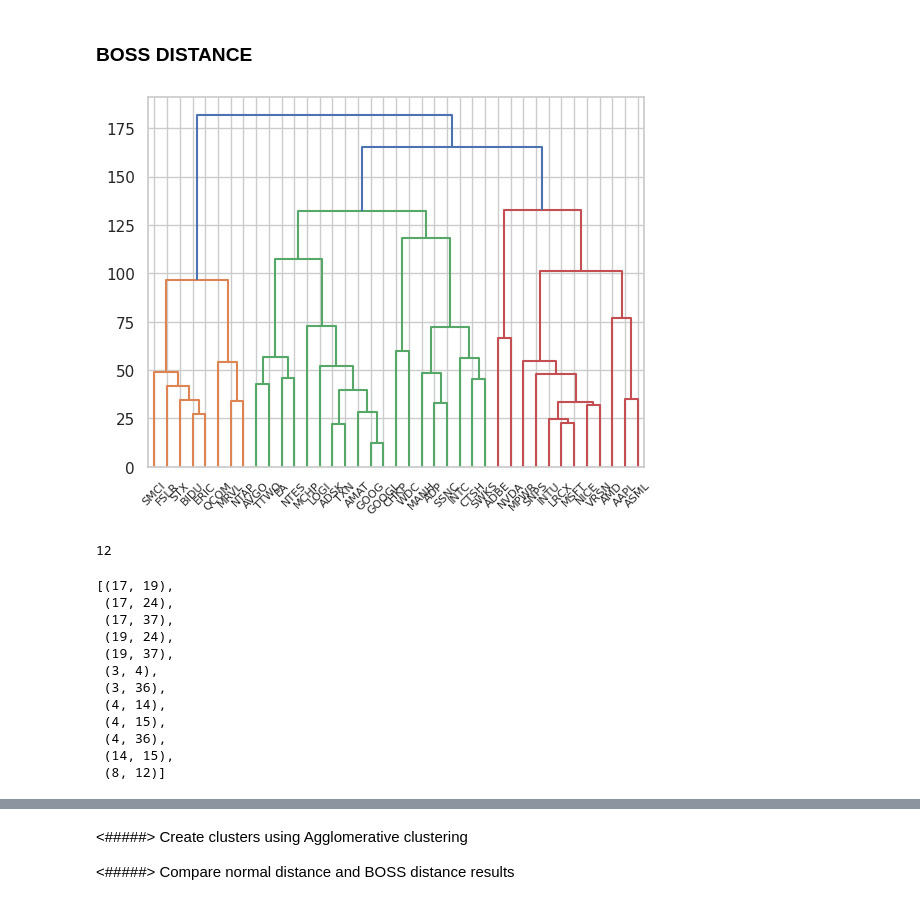
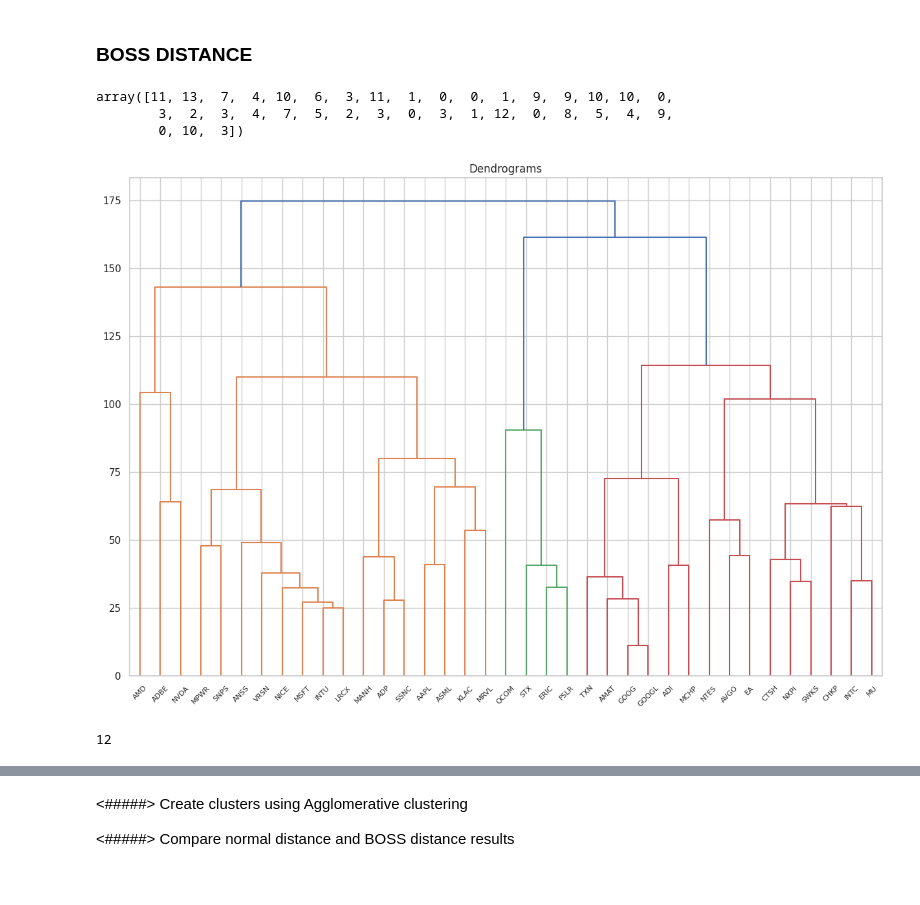
Before and after one commit to pmnerfed/capstone_option_trading, a Jupyter notebook: Review/Review.ipynb, the cells around one changed output, grey strips where cells are left out. Saved outputs shown, nothing was run; the diff lists cells and outputs as text; code cells hidden in the pictures.

```diff
--- a/Review/Review.ipynb
+++ b/Review/Review.ipynb
@@ -604,7 +651,7 @@ select_pairs(labels, dist_mat_euc)
 ### BOSS DISTANCE
 # %%
 dist_mat_boss = create_dist_matrix(BOSS(sparse=False, n_bins=3,
-                                           word_size=3).fit_transform(X.T),
+                                           word_size=3).fit_transform(X),
                                       boss)
 # %%
 
@@ -613,23 +660,19 @@ model = AgglomerativeClustering(compute_full_tree=True,
                                     n_clusters=14, affinity="precomputed",
                                     linkage="complete")
 cluster = model.fit_predict(dist_mat_boss)
-# %%
-plot_dendrogram(model, labels=tech_data.columns)
-# %% [output]
-[figure, removed]
+# %%
+cluster
+# %% [output]
+array([11, 13,  7,  4, 10,  6,  3, 11,  1,  0,  0,  1,  9,  9, 10, 10,  0,
+        3,  2,  3,  4,  7,  5,  2,  3,  0,  3,  1, 12,  0,  8,  5,  4,  9,
+        0, 10,  3])
+# %%
+plt.figure(figsize=(15, 10))
+plt.title("Dendrograms")
+plot_dendrogram(model, labels=tech_data.columns)
+# %% [output]
+[figure, added]
 # %%
-select_pairs(cluster, dist_mat_boss, threshold=30)
+boss_pairs_num = select_pairs(cluster, dist_mat_boss, threshold=32)
 # %% [output]
 12
-[(17, 19),
- (17, 24),
- (17, 37),
- (19, 24),
- (19, 37),
- (3, 4),
- (3, 36),
- (4, 14),
- (4, 15),
- (4, 36),
- (14, 15),
- (8, 12)]
```
Also changed, not shown: parts of 22 cells of this notebook.
